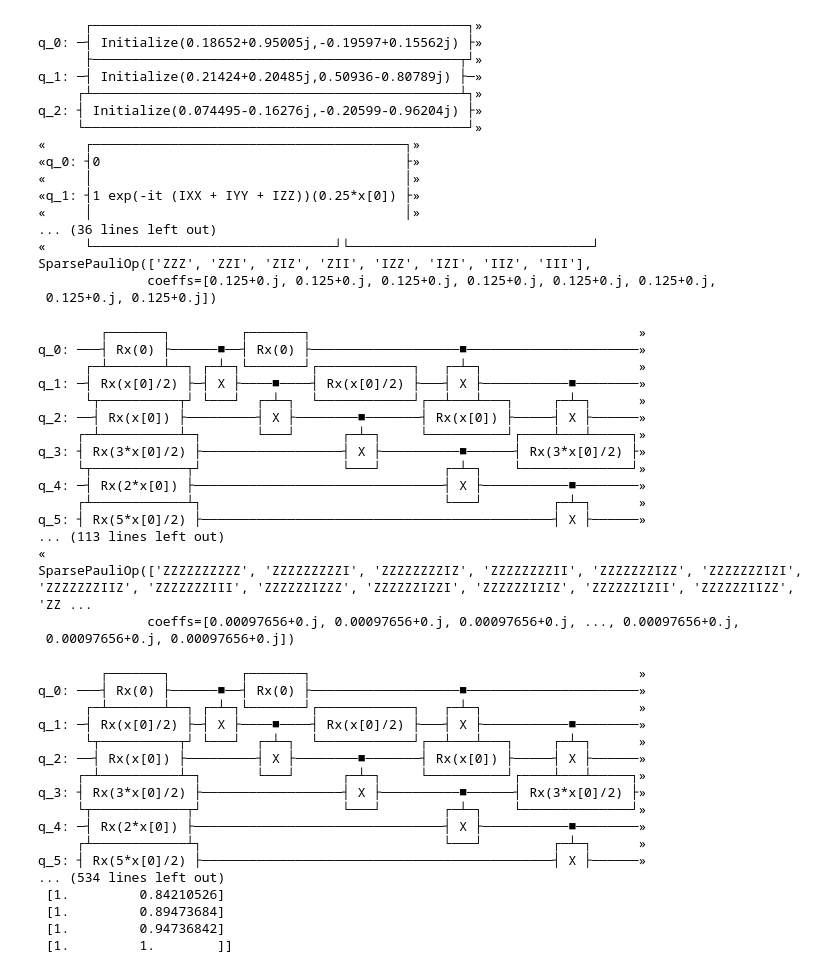
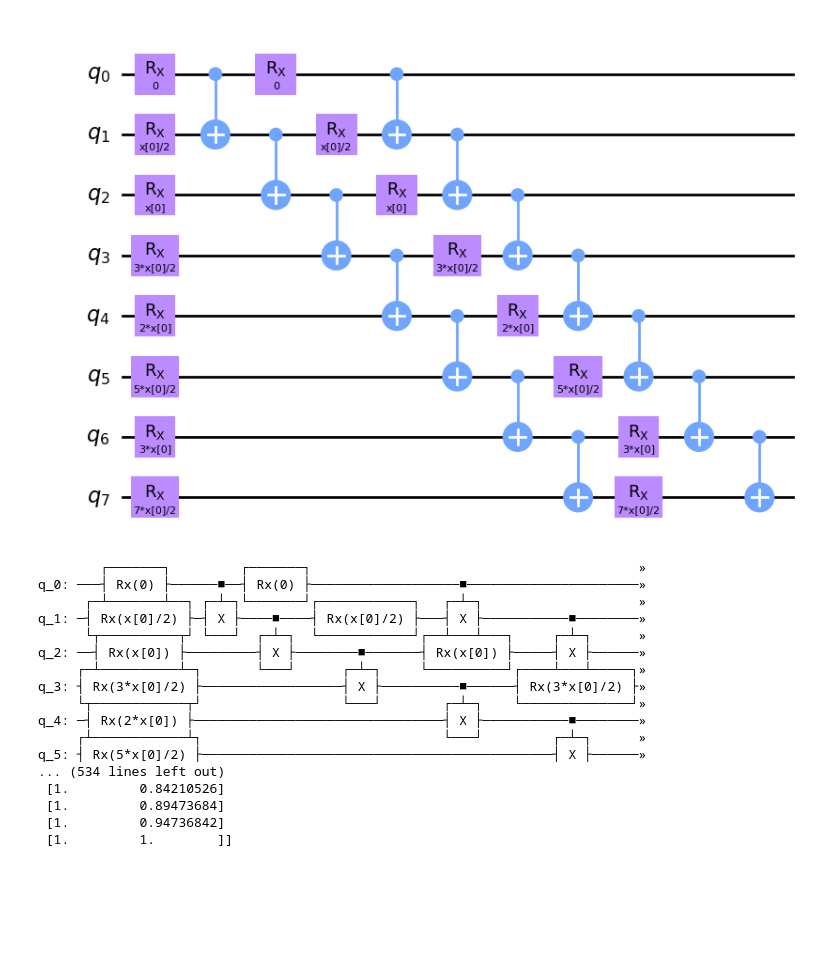
Before and after one commit to rupof/KernelDE, a Jupyter notebook: KernelDDE.ipynb, the cells around one changed output. Saved outputs shown, nothing was run; the diff lists cells and outputs as text; code cells hidden in the pictures; blank space fills up the shorter version.

```diff
--- a/KernelDDE.ipynb
+++ b/KernelDDE.ipynb
@@ -224,43 +173,11 @@ q: ┤ Rx(0) ├┤ Rx(0) ├┤ Rx(0) ├┤ Rx(0) ├
 # %%
-FQK_qnn, P0_coef = FQK_QNN(Hamiltonian_time_evolution_encoding_qiskit, num_qubits = 3, executor= Executor("statevector_simulator"), trotter_time_T =2, evolve_time_t = 0.5)
+#FQK_qnn, P0_coef = FQK_QNN(Hamiltonian_time_evolution_encoding_qiskit, num_qubits = 3, executor= Executor("statevector_simulator"), trotter_time_T =2, evolve_time_t = 0.5)
-# %% [output]
-      ┌────────────────────────────────────────────────┐»
-q_0: ─┤ Initialize(0.18652+0.95005j,-0.19597+0.15562j) ├»
-      ├───────────────────────────────────────────────┬┘»
-q_1: ─┤ Initialize(0.21424+0.20485j,0.50936-0.80789j) ├─»
-     ┌┴───────────────────────────────────────────────┴┐»
-q_2: ┤ Initialize(0.074495-0.16276j,-0.20599-0.96204j) ├»
-     └─────────────────────────────────────────────────┘»
-«     ┌────────────────────────────────────────┐»
-«q_0: ┤0                                       ├»
-«     │                                        │»
-«q_1: ┤1 exp(-it (IXX + IYY + IZZ))(0.25*x[0]) ├»
-«     │                                        │»
-... (36 lines left out)
-«     └───────────────────────────────┘└───────────────────────────────┘
-SparsePauliOp(['ZZZ', 'ZZI', 'ZIZ', 'ZII', 'IZZ', 'IZI', 'IIZ', 'III'],
-              coeffs=[0.125+0.j, 0.125+0.j, 0.125+0.j, 0.125+0.j, 0.125+0.j, 0.125+0.j,
- 0.125+0.j, 0.125+0.j])
 # %%
-FQK_qnn, P0_coef = FQK_QNN(HardwareEfficientEmbeddingCircuit_qiskit, num_qubits = 10, executor= Executor("statevector_simulator"), num_layers=2, rotation_gate="rx")
+#FQK_qnn, P0_coef = FQK_QNN(HardwareEfficientEmbeddingCircuit_qiskit, num_qubits = 10, executor= Executor("statevector_simulator"), num_layers=2, rotation_gate="rx")
-# %% [output]
-        ┌───────┐         ┌───────┐                                          »
-q_0: ───┤ Rx(0) ├──────■──┤ Rx(0) ├───────────────────■──────────────────────»
-      ┌─┴───────┴──┐ ┌─┴─┐└───────┘┌────────────┐   ┌─┴─┐                    »
-q_1: ─┤ Rx(x[0]/2) ├─┤ X ├────■────┤ Rx(x[0]/2) ├───┤ X ├───────────■────────»
-      └┬──────────┬┘ └───┘  ┌─┴─┐  └────────────┘┌──┴───┴───┐     ┌─┴─┐      »
-q_2: ──┤ Rx(x[0]) ├─────────┤ X ├────────■───────┤ Rx(x[0]) ├─────┤ X ├──────»
-     ┌─┴──────────┴─┐       └───┘      ┌─┴─┐     └──────────┘┌────┴───┴─────┐»
-q_3: ┤ Rx(3*x[0]/2) ├──────────────────┤ X ├──────────■──────┤ Rx(3*x[0]/2) ├»
-     └┬────────────┬┘                  └───┘        ┌─┴─┐    └──────────────┘»
-q_4: ─┤ Rx(2*x[0]) ├────────────────────────────────┤ X ├───────────■────────»
-     ┌┴────────────┴┐                               └───┘         ┌─┴─┐      »
-q_5: ┤ Rx(5*x[0]/2) ├─────────────────────────────────────────────┤ X ├──────»
-... (113 lines left out)
-«
-SparsePauliOp(['ZZZZZZZZZZ', 'ZZZZZZZZZI', 'ZZZZZZZZIZ', 'ZZZZZZZZII', 'ZZZZZZZIZZ', 'ZZZZZZZIZI', 'ZZZZZZZIIZ', 'ZZZZZZZIII', 'ZZZZZZIZZZ', 'ZZZZZZIZZI', 'ZZZZZZIZIZ', 'ZZZZZZIZII', 'ZZZZZZIIZZ', 'ZZ ...
-              coeffs=[0.00097656+0.j, 0.00097656+0.j, 0.00097656+0.j, ..., 0.00097656+0.j,
- 0.00097656+0.j, 0.00097656+0.j])
+# %%
+HardwareEfficientEmbeddingCircuit_qiskit(8, 2, "rx", only_one_variable=True).draw("mpl")
+# %% [output]
+[figure, added]
 # %%
 num_qubits = 8
 
```
Also changed, not shown: parts of 6 cells of this notebook.
